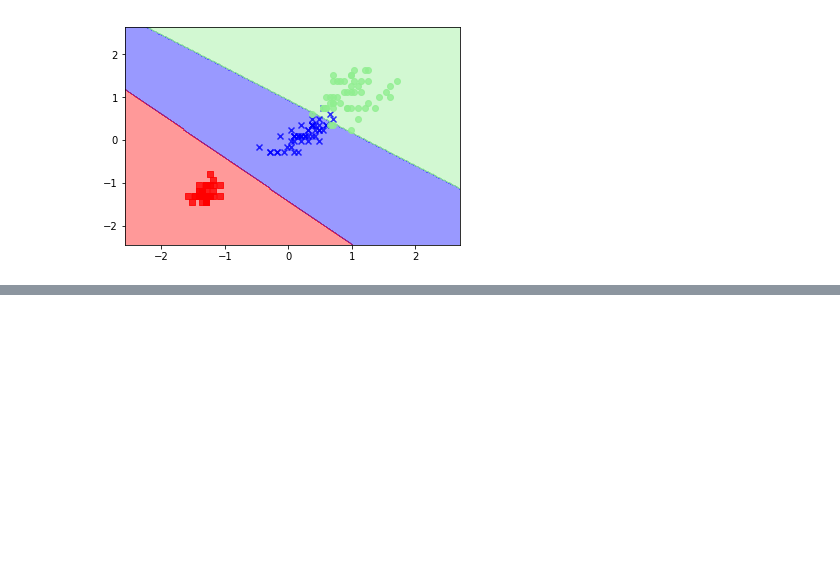
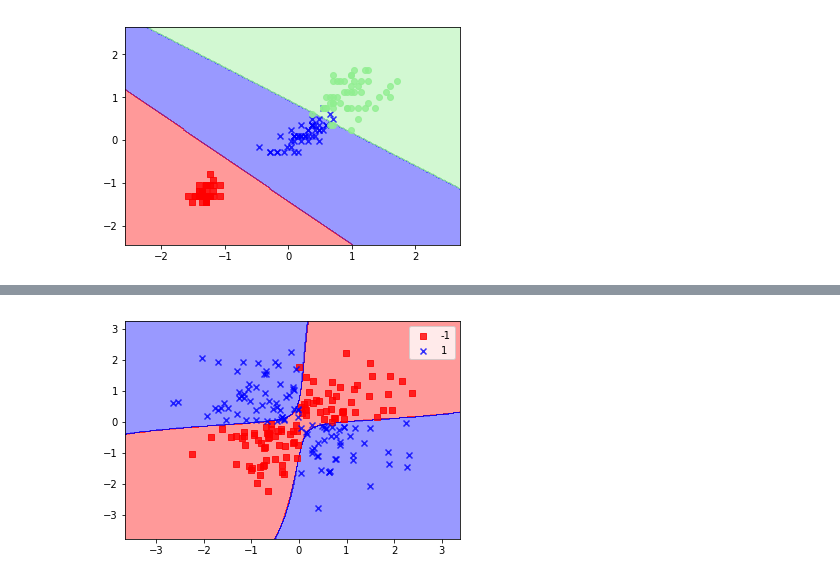
Before and after one commit to donaldxu/Quantitative, a Jupyter notebook: logistic.ipynb, the cells around one changed output, grey strips where cells are left out. Saved outputs shown, nothing was run; the diff lists cells and outputs as text; code cells hidden in the pictures; blank space fills up the shorter version.

```diff
--- a/logistic.ipynb
+++ b/logistic.ipynb
@@ -167,0 +187,8 @@ plot_decision_regions(X_combined_std,y_combined,classifier=svm,test_idx=range(10
+# %%
+svm=SVC(kernel='rbf',random_state=0,gamma=0.1,C=10.0)
+svm.fit(X_xor,y_xor)
+plot_decision_regions(X_xor,y_xor,classifier=svm)
+plt.legend()
+plt.show()
+# %% [output]
+[figure, added]
```
Also changed, not shown: parts of 11 cells of this notebook, 1 other file.
